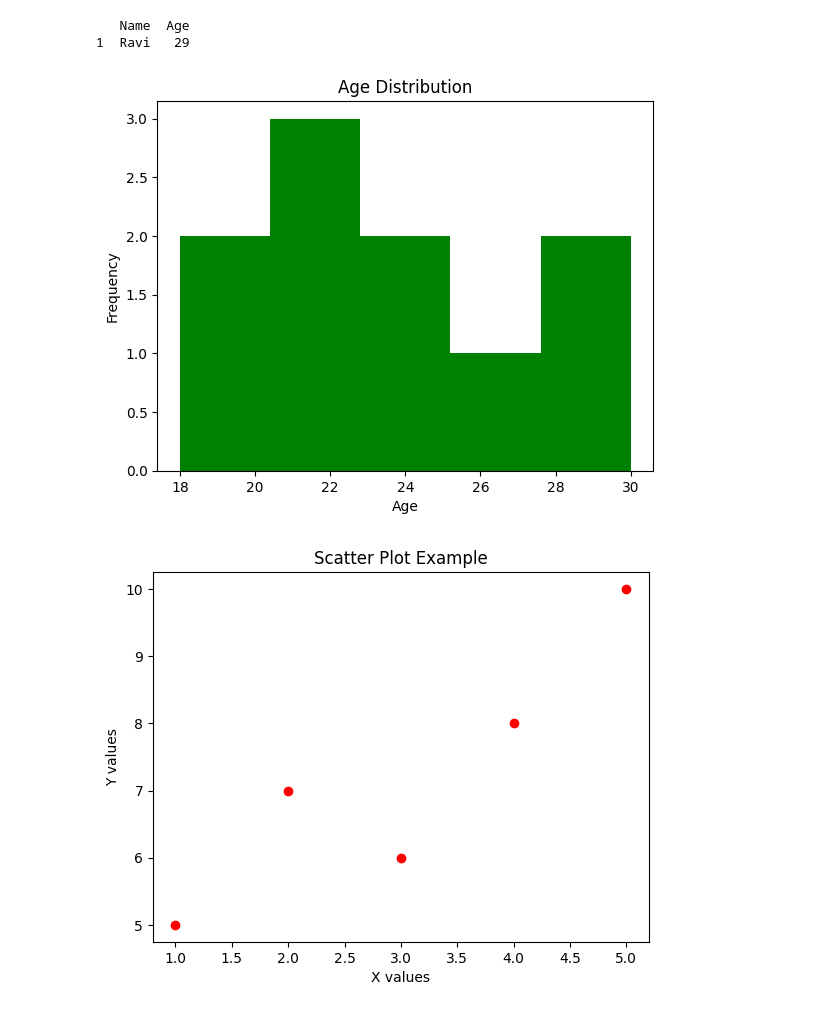
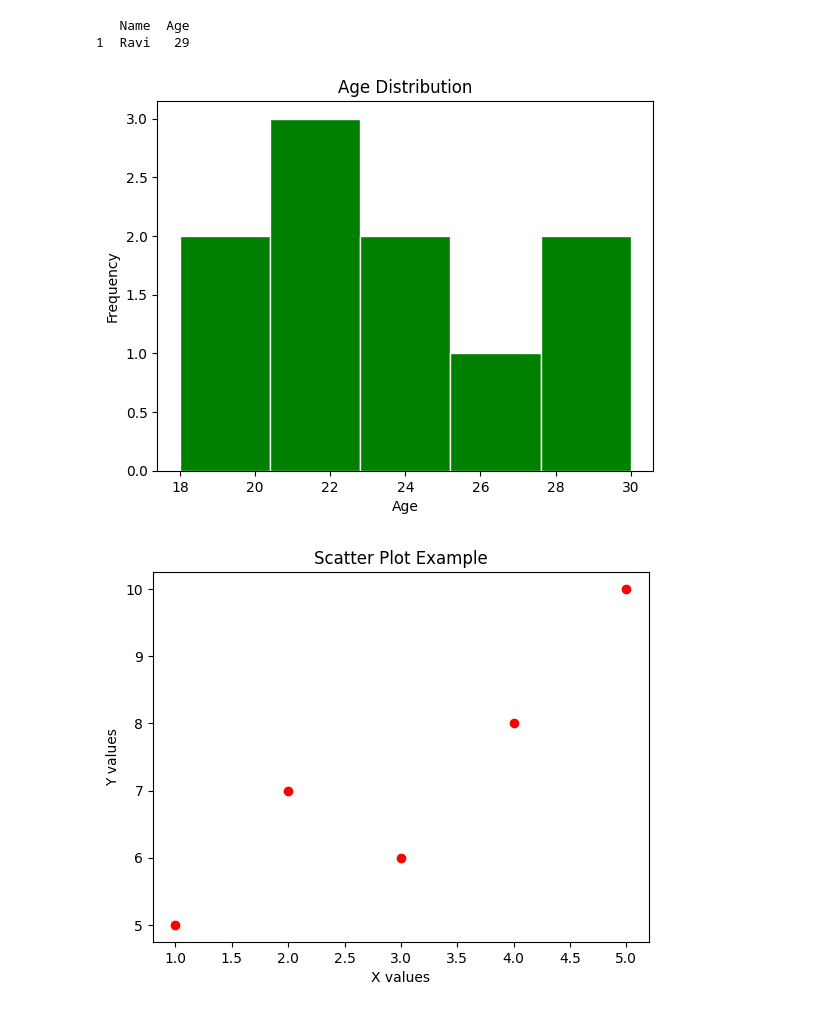
Before and after one commit to chinmayhandi/chinmay, a Jupyter notebook: AIML_Lab_Exercise.ipynb, the cells around one changed output. Cells and saved outputs as stored; diff of their text form; code cells hidden in the pictures.

```diff
--- a/AIML_Lab_Exercise.ipynb
+++ b/AIML_Lab_Exercise.ipynb
@@ -301,16 +301,16 @@ plt.show()
 # %%
 #20
 import matplotlib.pyplot as plt
 
 ages = [18, 22, 21, 25, 30, 30, 27, 25, 22, 19]
 
-plt.hist(ages, bins=5, color='green')
+plt.hist(ages, bins=5, color='green', edgecolor='white')
 plt.title("Age Distribution")
 plt.xlabel("Age")
 plt.ylabel("Frequency")
 plt.show()
 # %% [output]
-[figure, old version]
+[figure, new version]
 # %%
 #21
 import matplotlib.pyplot as plt
```
